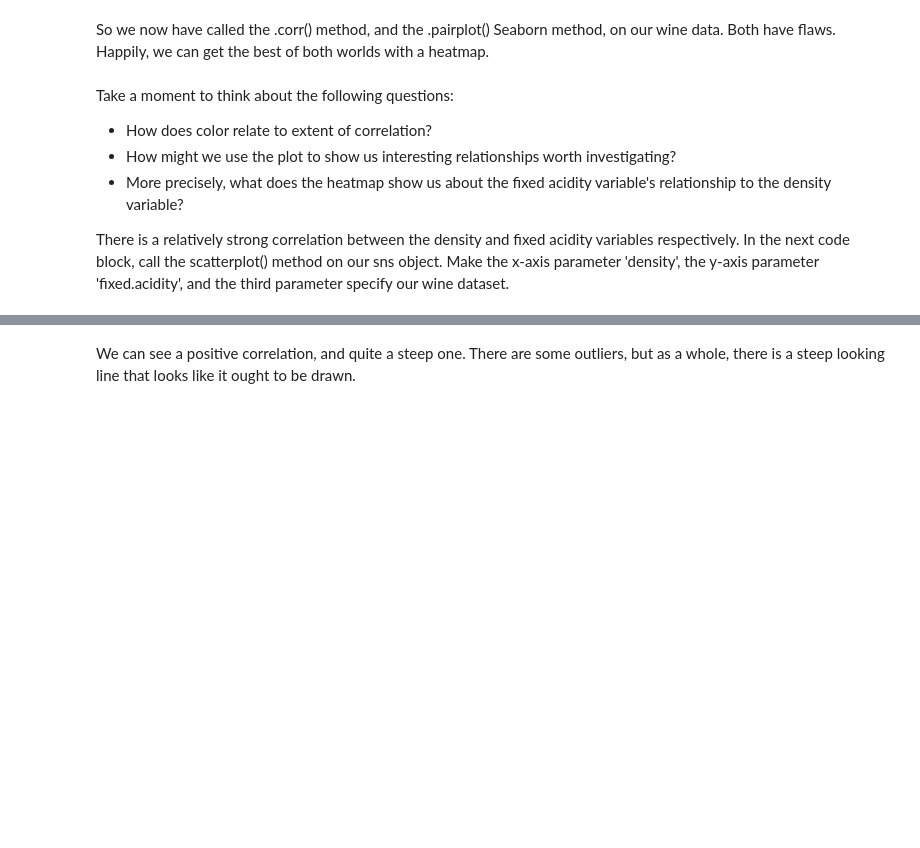
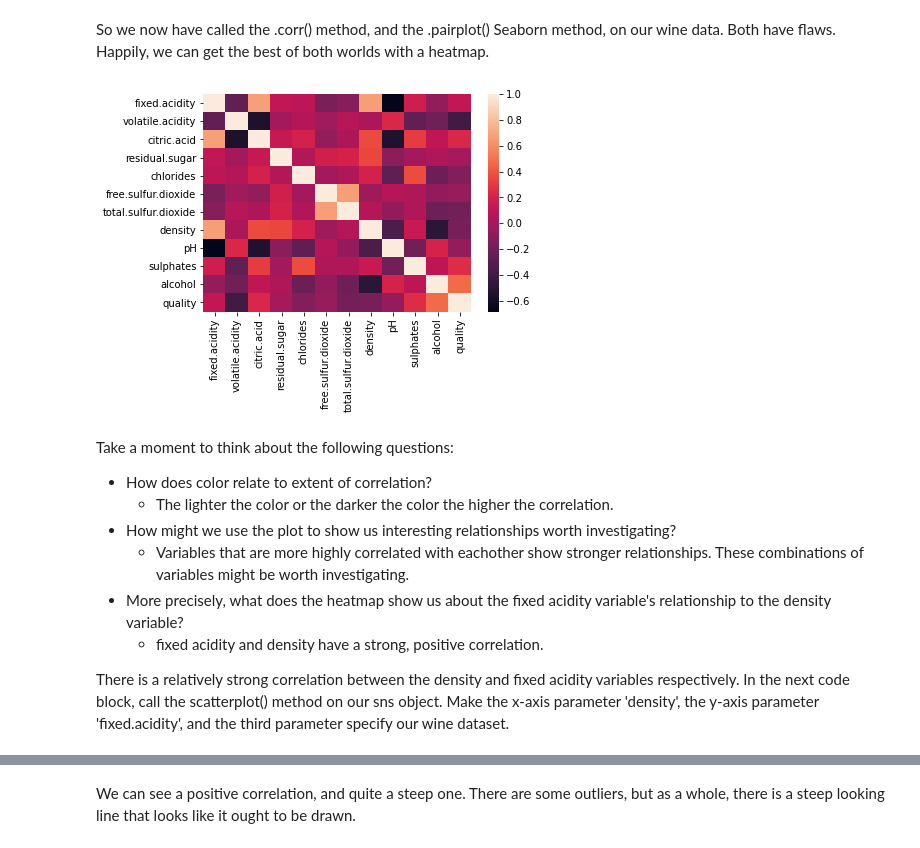
Before and after one commit to dmclark53/Springboard, a Jupyter notebook: Linear-Regression/Springboard Regression Case Study - the Red Wine Dataset - Tier 3.ipynb, the cells around one changed output, grey strips where cells are left out. Saved outputs shown, nothing was run; the diff lists cells and outputs as text; code cells hidden in the pictures; blank space fills up the shorter version.

```diff
--- a/Linear-Regression/Springboard Regression Case Study - the Red Wine Dataset - Tier 3.ipynb
+++ b/Linear-Regression/Springboard Regression Case Study - the Red Wine Dataset - Tier 3.ipynb
@@ -242,11 +245,17 @@ Here's a couple things you might have noticed:
 So we now have called the .corr() method, and the .pairplot() Seaborn method, on our wine data. Both have flaws. Happily, we can get the best of both worlds with a heatmap.
 # %%
 # Make a heatmap of the data
-_ _ _
+ax = sns.heatmap(red_wine.corr())
+plt.show()
+# %% [output]
+[figure, added]
 # %% [markdown]
 Take a moment to think about the following questions:
 - How does color relate to extent of correlation?
+    * The lighter the color or the darker the color the higher the correlation.
 - How might we use the plot to show us interesting relationships worth investigating?
+    * Variables that are more highly correlated with eachother show stronger relationships. These combinations of variables might be worth investigating.
 - More precisely, what does the heatmap show us about the fixed acidity variable's relationship to the density variable?
+    * fixed acidity and density have a strong, positive correlation.
 
 There is a relatively strong correlation between the density and fixed acidity variables respectively. In the next code block, call the scatterplot() method on our sns object. Make the x-axis parameter 'density', the y-axis parameter 'fixed.acidity', and the third parameter specify our wine dataset.
```
Also changed, not shown: parts of 4 cells of this notebook.
